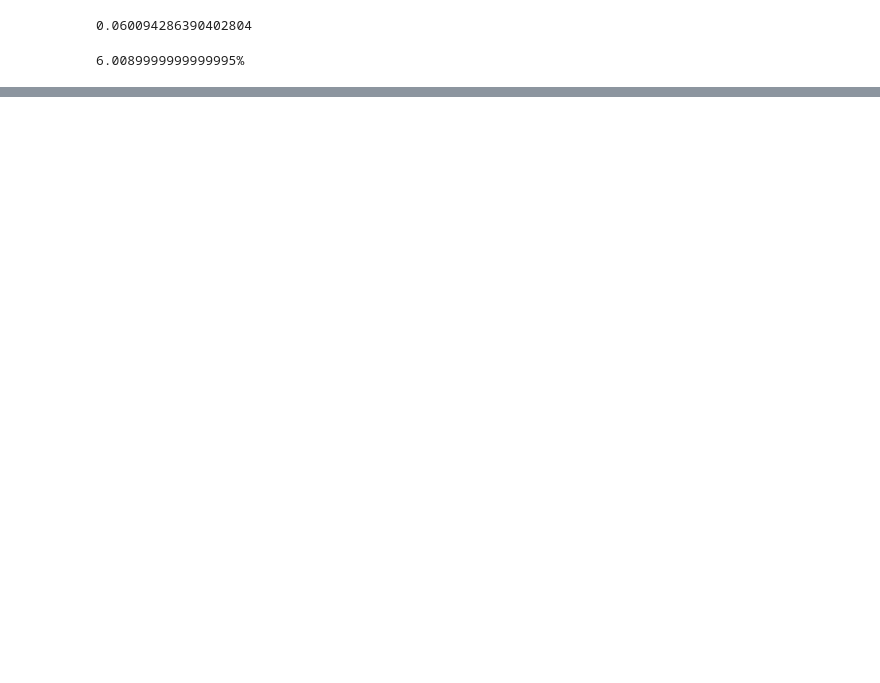
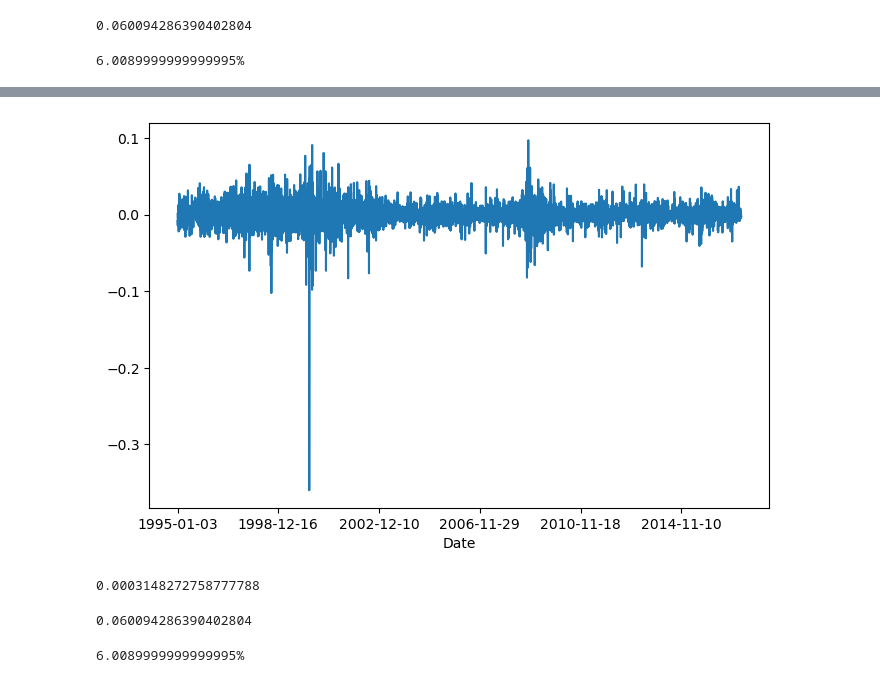
Before and after one commit to ennouhix/Rate-of-Return-Analysis, a Jupyter notebook: Rate of return .ipynb, the cells around one changed output, grey strips where cells are left out. Saved outputs shown, nothing was run; the diff lists cells and outputs as text; code cells hidden in the pictures; blank space fills up the shorter version.

```diff
--- a/Rate of return .ipynb
+++ b/Rate of return .ipynb
@@ -89,0 +94,3 @@ print(str(round(avg_returns_a, 5) * 100) + '%')
+# %%
+PG['Log_return'] = np.log(PG['Adj Close'] / PG['Adj Close'].shift(1))
+PG['Log_return']
@@ -89,0 +111,10 @@ print(str(round(avg_returns_a, 5) * 100) + '%')
+# %%
+PG['Log_return'].plot(figsize=(8,5))
+plt.show()
+# %% [output]
+[figure, added]
+# %%
+log_return_d = PG['Log_return'].mean()
+log_return_d
+# %% [output]
+0.0003148272758777788
@@ -89,0 +123,8 @@ print(str(round(avg_returns_a, 5) * 100) + '%')
+# %%
+log_returns_a
+# %% [output]
+0.060094286390402804
+# %%
+print(str(round(log_returns_a, 5) * 100) + '%')
+# %% [output]
+6.0089999999999995%
```
Also changed, not shown: parts of 7 cells of this notebook.
